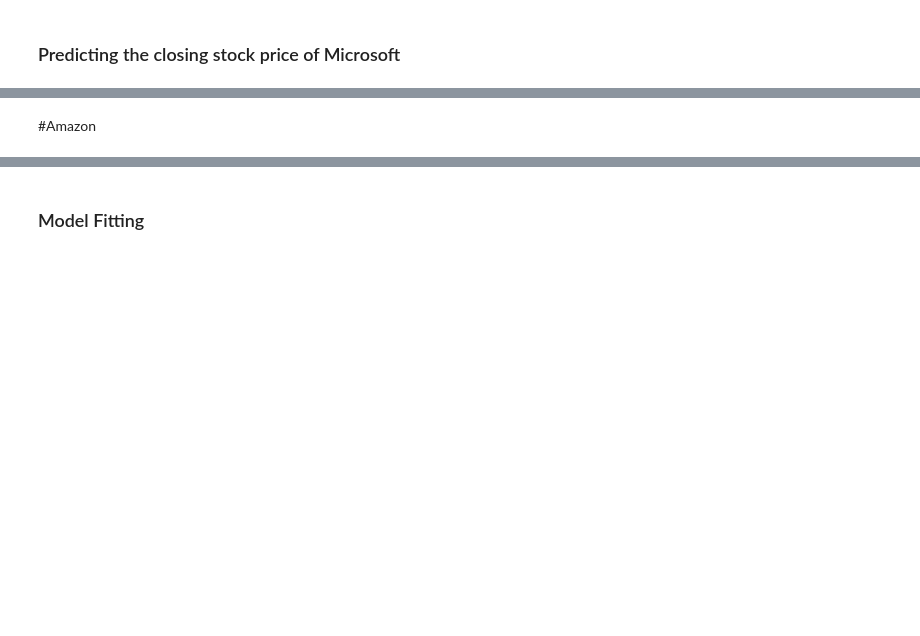
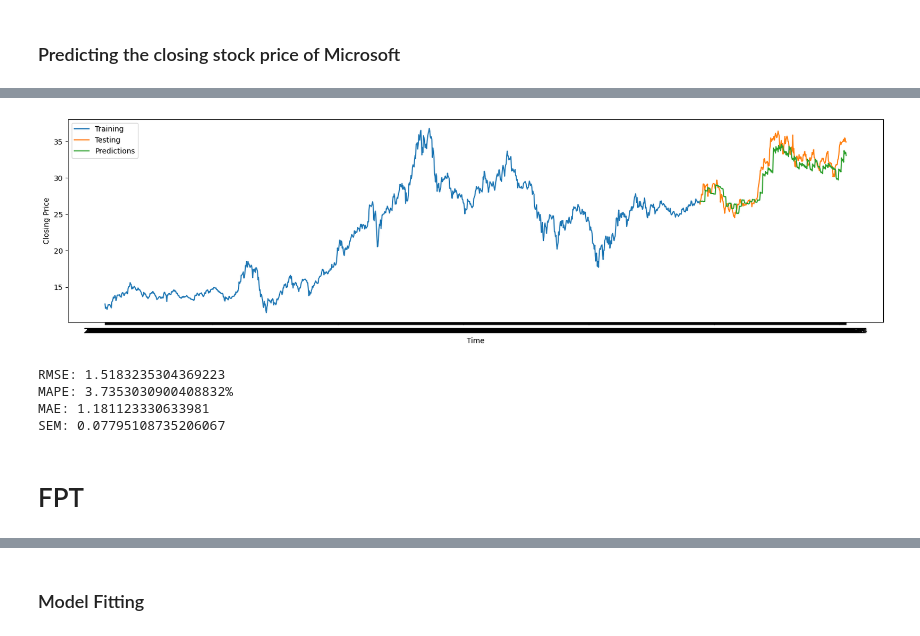
Before and after one commit to abuhmhai/Stock-Price-Prediction-X, a Jupyter notebook: Deep_Learning_Model.ipynb, the cells around one changed output, grey strips where cells are left out. Cells and saved outputs as stored; diff of their text form; code cells hidden in the pictures; blank space fills up the shorter version.

```diff
--- a/Deep_Learning_Model.ipynb
+++ b/Deep_Learning_Model.ipynb
@@ -637,8 +655,8 @@ MSFT_Train_X, MSFT_Train_Y, MSFT_Test_X, MSFT_Test_Y = Dataset(MSFT, MSFT_Date)
 # %% [markdown]
 ### Model Fitting
 # %%
-MSFT_Model = Model()
+CTG_Model = Model()
 # %%
-MSFT_Model.compile(optimizer = tf.keras.optimizers.Adam(), loss = 'mse', metrics = [tf.keras.metrics.RootMeanSquaredError()])
+CTG_Model.compile(optimizer = tf.keras.optimizers.Adam(), loss = 'mse', metrics = [tf.keras.metrics.RootMeanSquaredError()])
 # %%
-MSFT_hist = MSFT_Model.fit(MSFT_Train_X, MSFT_Train_Y, epochs = 1000, validation_data = (MSFT_Test_X, MSFT_Test_Y), callbacks=[callback])
+CTG_hist = CTG_Model.fit(CTG_Train_X, CTG_Train_Y, epochs = 1000, validation_data = (CTG_Test_X, CTG_Test_Y), callbacks=[callback])
@@ -687,0 +711,2 @@ print(f'MAPE: {mape}')
+# %%
+CTG_prediction = CTG_Model.predict(CTG_Test_X)
@@ -688,3 +715,59 @@ print(f'MAPE: {mape}')
+# %%
+
+test_start_date = '2023-07-21'
+CTG_Test_Y = np.ravel(CTG_Test_Y)  # Flatten if necessary
+CTG_prediction = np.ravel(CTG_prediction)  # Flatten if necessary
+
+# Create a DataFrame for testing data
+CTG_Test_Data = pd.DataFrame({
+    'Date': CTG['Date'][CTG['Date'] >= test_start_date].reset_index(drop=True)[:len(CTG_Test_Y)],
+    'Adj. Close': CTG_Test_Y
+})
+
+# Add predictions to the DataFrame
+CTG_Test_Data['Predictions'] = CTG_prediction
+
+# Plotting
+plt.figure(figsize=(20, 5))
+
+# Plot Training Data
+plt.plot(CTG['Date'][CTG['Date'] < test_start_date], CTG['Adj. Close'][CTG['Date'] < test_start_date], label='Training')
+
+# Plot Testing Data
+plt.plot(CTG_Test_Data['Date'],CTG_Test_Data['Adj. Close'], label='Testing')
+
+# Plot Predictions
+plt.plot(CTG_Test_Data['Date'], CTG_Test_Data['Predictions'], label='Predictions')
+
+plt.xlabel('Time')
+plt.ylabel('Closing Price')
+plt.legend(loc='best')
+plt.show()
+# %% [output]
+[figure, added]
+# %%
+CTG_Test_Y = np.ravel(CTG_Test_Y)
+CTG_prediction = np.ravel(CTG_prediction)
+# Calculate RMSE
+rmse = math.sqrt(mean_squared_error(CTG_Test_Y, CTG_prediction))
+print(f'RMSE: {rmse}')
+
+# Calculate MAPE
+mape = np.mean(np.abs((CTG_Test_Y - CTG_prediction) / CTG_Test_Y)) * 100
+print(f'MAPE: {mape}%')
+
+# Calculate MAE
+mae = mean_absolute_error(CTG_Test_Y, CTG_prediction)
+print(f'MAE: {mae}')
+
+# Calculate SEM (Standard Error of the Mean)
+sem = np.std(CTG_Test_Y - CTG_prediction) / np.sqrt(len(CTG_Test_Y))
+print(f'SEM: {sem}')
+# %% [output]
+RMSE: 1.5183235304369223
+MAPE: 3.7353030900408832%
+MAE: 1.181123330633981
+SEM: 0.07795108735206067
 # %% [markdown]
-#Amazon
+# FPT
 # %%
```
Also changed, not shown: parts of 31 cells of this notebook.
